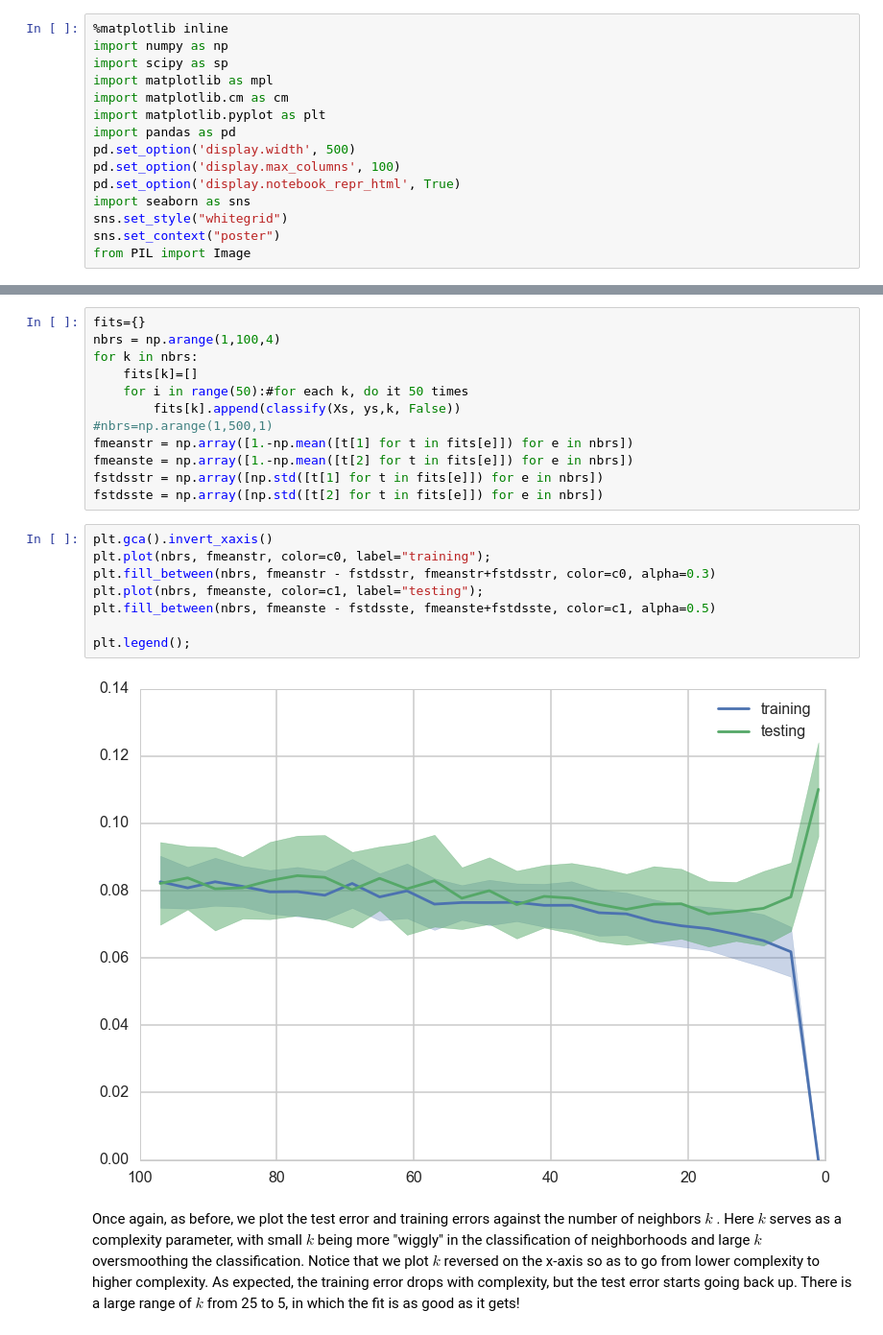
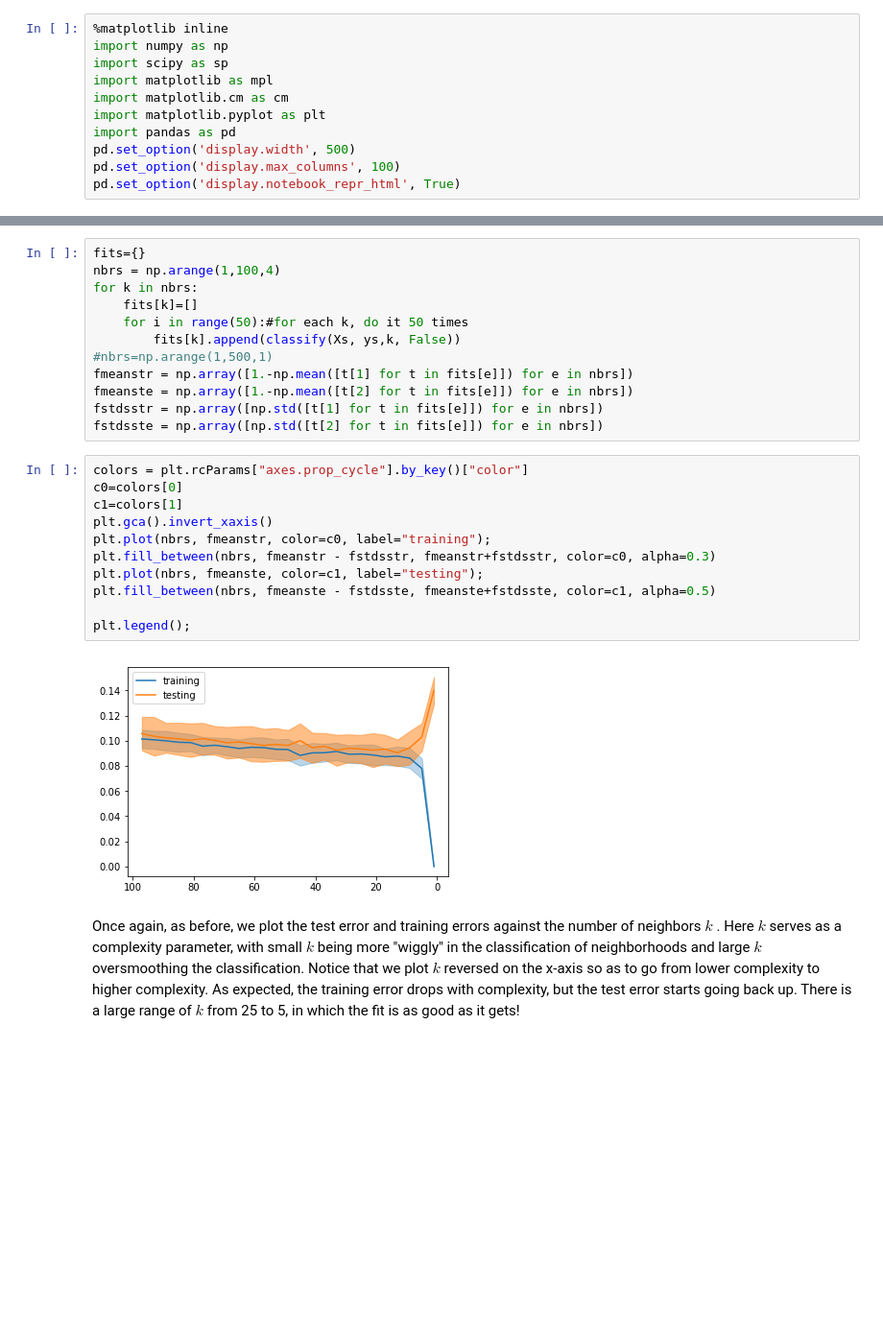
Before and after one commit to Harvard-IACS/computefest2018-sklearn, a Jupyter notebook: classification.ipynb, the cells around one changed output, grey strips where cells are left out. Shown at 96% size. Drawn from its saved outputs; the diff is of its cells as text; blank space fills up the shorter version.

```diff
--- a/classification.ipynb
+++ b/classification.ipynb
@@ -28,7 +28,3 @@ import pandas as pd
 pd.set_option('display.width', 500)
 pd.set_option('display.max_columns', 100)
 pd.set_option('display.notebook_repr_html', True)
-import seaborn as sns
-sns.set_style("whitegrid")
-sns.set_context("poster")
-from PIL import Image
@@ -263,15 +260,18 @@ fmeanste = np.array([1.-np.mean([t[2] for t in fits[e]]) for e in nbrs])
 fstdsstr = np.array([np.std([t[1] for t in fits[e]]) for e in nbrs])
 fstdsste = np.array([np.std([t[2] for t in fits[e]]) for e in nbrs])
 # %%
+colors = plt.rcParams["axes.prop_cycle"].by_key()["color"]
+c0=colors[0]
+c1=colors[1]
 plt.gca().invert_xaxis()
 plt.plot(nbrs, fmeanstr, color=c0, label="training");
 plt.fill_between(nbrs, fmeanstr - fstdsstr, fmeanstr+fstdsstr, color=c0, alpha=0.3)
 plt.plot(nbrs, fmeanste, color=c1, label="testing");
 plt.fill_between(nbrs, fmeanste - fstdsste, fmeanste+fstdsste, color=c1, alpha=0.5)
 
 plt.legend();
 # %% [output]
-[figure, old version]
+[figure, new version]
 # %% [markdown]
 Once again, as before, we plot the test error and training errors against the number of neighbors $k$ . Here $k$ serves as a complexity parameter, with small $k$ being more "wiggly" in the classification of neighborhoods and large $k$ oversmoothing the classification. Notice that we plot $k$ reversed on the x-axis so as to go from lower complexity to higher complexity. As expected, the training error drops with complexity, but the test error starts going back up. There is a large range of $k$ from 25 to 5, in which the fit is as good as it gets!
 # %% [markdown]
```
Also changed, not shown: parts of 46 cells of this notebook, 3 other files.
